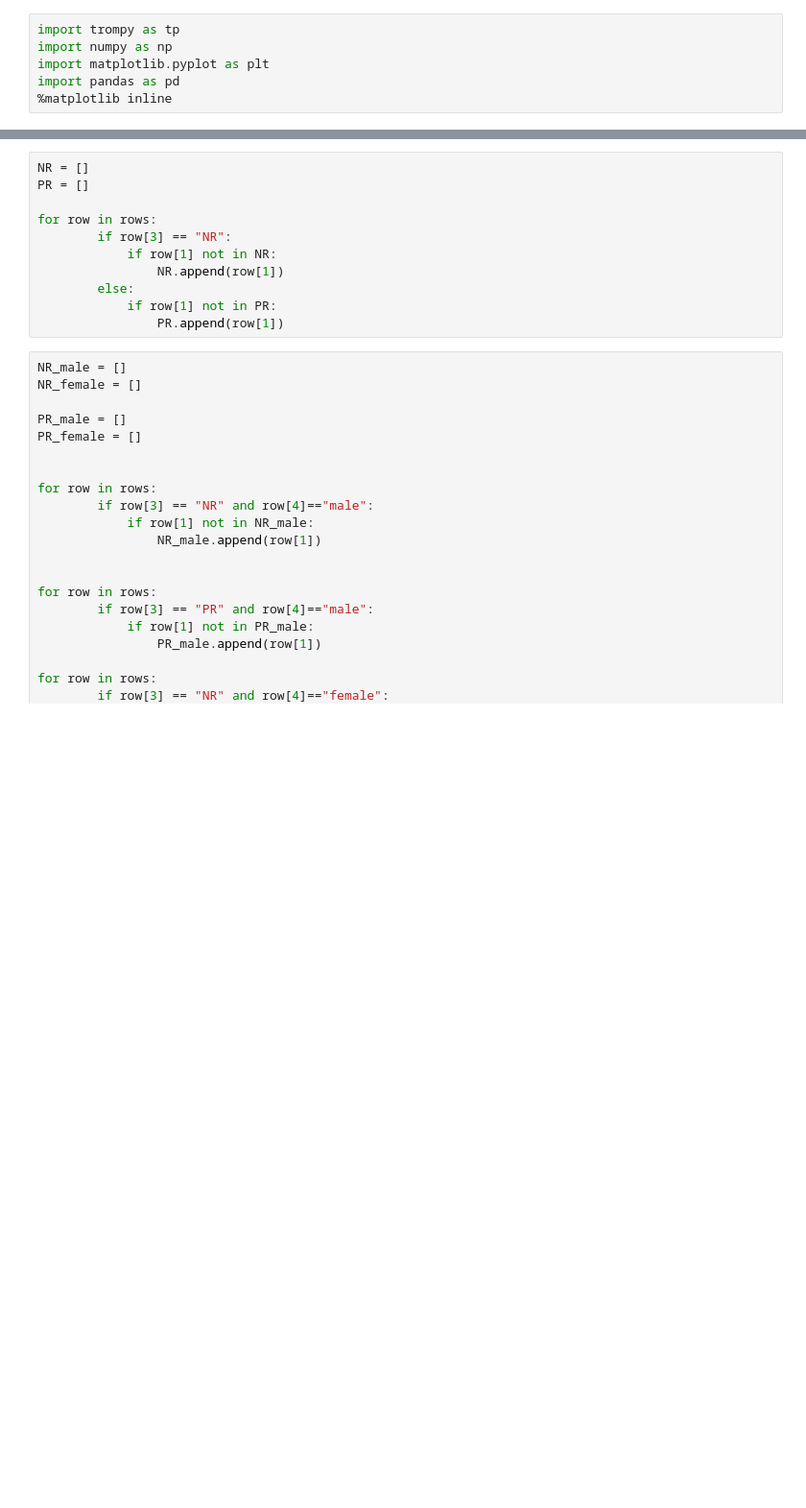
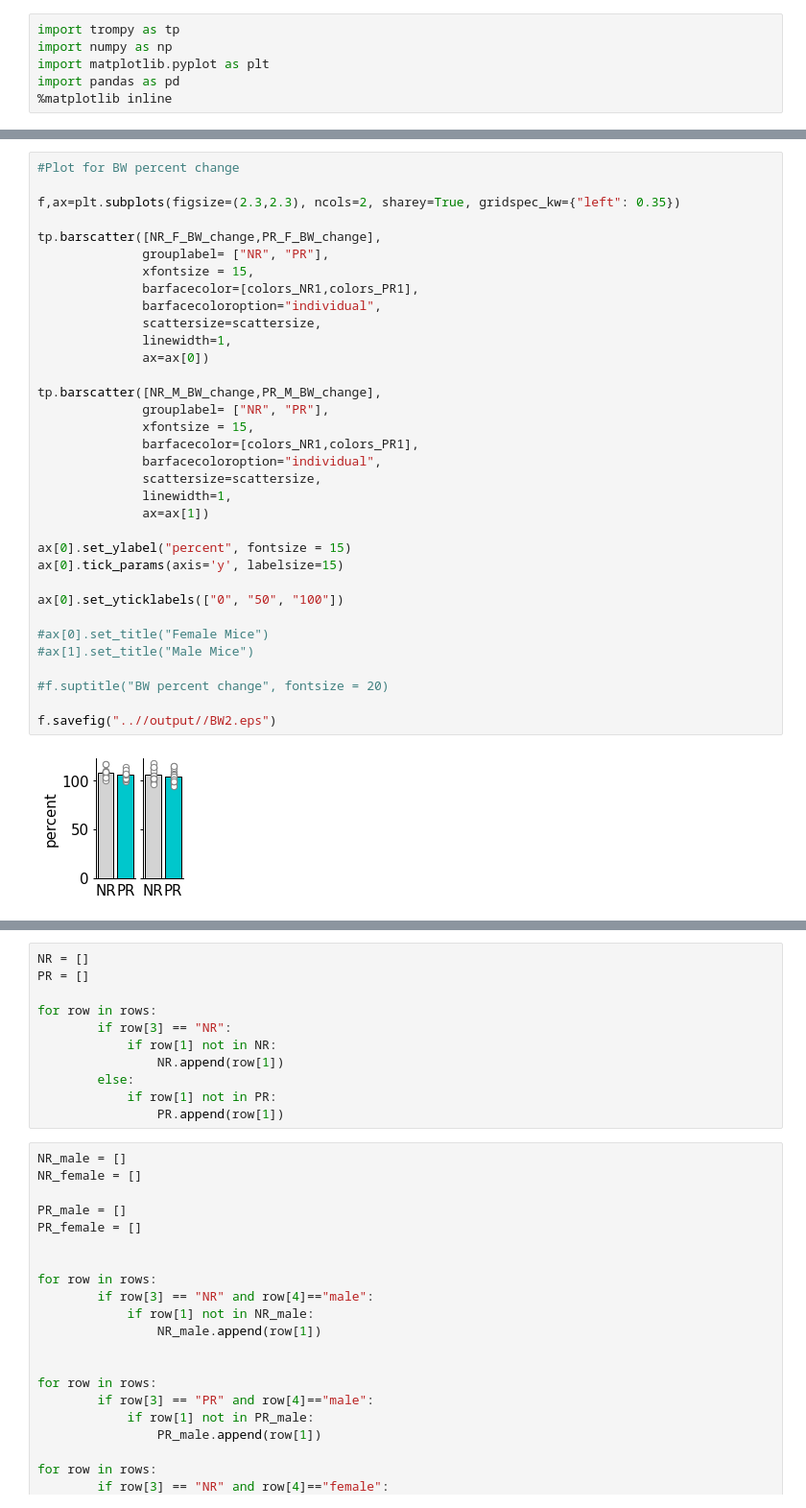
Before and after one commit to linneavolcko/ARP, a Jupyter notebook: src/ARP Paper Figures.ipynb, the cells around one changed output, grey strips where cells are left out. Shown at 96% size. Drawn from its saved outputs; the diff is of its cells as text; blank space fills up the shorter version.

```diff
--- a/src/ARP Paper Figures.ipynb
+++ b/src/ARP Paper Figures.ipynb
@@ -6,0 +91,36 @@ import pandas as pd
+# %%
+#Plot for BW percent change
+
+f,ax=plt.subplots(figsize=(2.3,2.3), ncols=2, sharey=True, gridspec_kw={"left": 0.35})
+
+tp.barscatter([NR_F_BW_change,PR_F_BW_change],
+              grouplabel= ["NR", "PR"],
+              xfontsize = 15,
+              barfacecolor=[colors_NR1,colors_PR1],
+              barfacecoloroption="individual",
+              scattersize=scattersize,
+              linewidth=1,
+              ax=ax[0])
+
+tp.barscatter([NR_M_BW_change,PR_M_BW_change],
+              grouplabel= ["NR", "PR"],
+              xfontsize = 15,
+              barfacecolor=[colors_NR1,colors_PR1],
+              barfacecoloroption="individual",
+              scattersize=scattersize,
+              linewidth=1,
+              ax=ax[1])
+
+ax[0].set_ylabel("percent", fontsize = 15)
+ax[0].tick_params(axis='y', labelsize=15)
+
+ax[0].set_yticklabels(["0", "50", "100"])
+
+#ax[0].set_title("Female Mice")
+#ax[1].set_title("Male Mice")
+
+#f.suptitle("BW percent change", fontsize = 20)
+
+f.savefig("..//output//BW2.eps")
+# %% [output]
+[figure, added]
```
Also changed, not shown: parts of 18 cells of this notebook, 4 other files.
